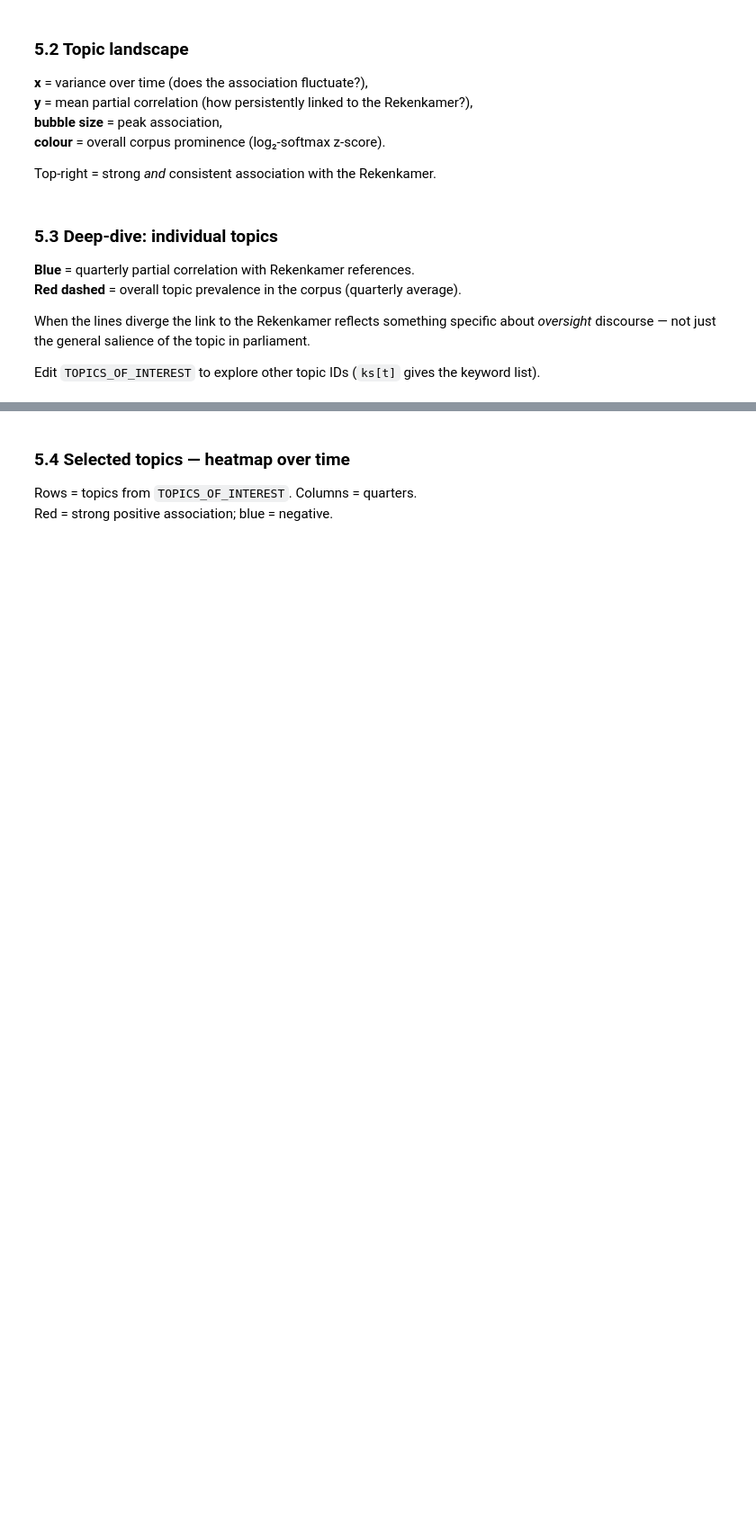
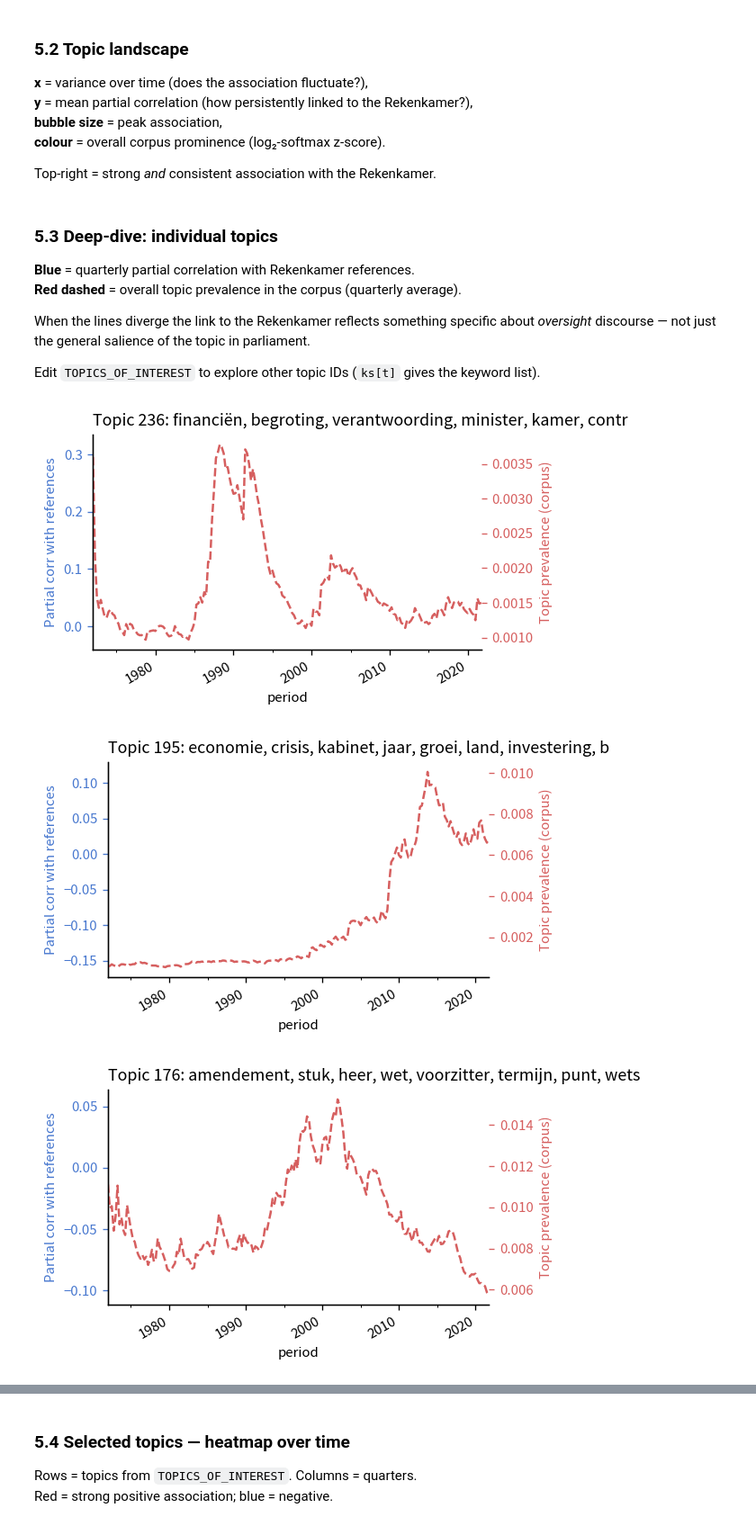
Before and after one commit to rubenros1795/rekenkamer-scholarship, a Jupyter notebook: topic-analysis/analysis.ipynb, the cells around one changed output, grey strips where cells are left out. Shown at 90% size. Cells and saved outputs as stored; diff of their text form; code cells hidden in the pictures; blank space fills up the shorter version.

```diff
--- a/topic-analysis/analysis.ipynb
+++ b/topic-analysis/analysis.ipynb
@@ -125,8 +160,12 @@ discourse — not just the general salience of the topic in parliament.
 
 Edit `TOPICS_OF_INTEREST` to explore other topic IDs (`ks[t]` gives the keyword list).
 # %%
-TOPICS_OF_INTEREST = [236, 195, 141, 77, 261]
+TOPICS_OF_INTEREST = [236, 195, 176, 77, 261]
 
 for t in TOPICS_OF_INTEREST:
-    fig = plot_topic_timeseries(resp, dist_averaged, t, ks, ewm_span=20)
-    fig.savefig(f"../results/figs/topic_{t}_timeseries.png", dpi=150, bbox_inches="tight")
+    fig = plot_topic_timeseries(resp, dist_averaged, t, ks, ewm_span=20, figsize=(5,3))
+    # fig.savefig(f"../results/figs/topic_{t}_timeseries.png", dpi=150, bbox_inches="tight")
+# %% [output]
+[figure, added]
+[figure, added]
+[figure, added]
```
Also changed, not shown: parts of 14 cells of this notebook, 5 other files.
